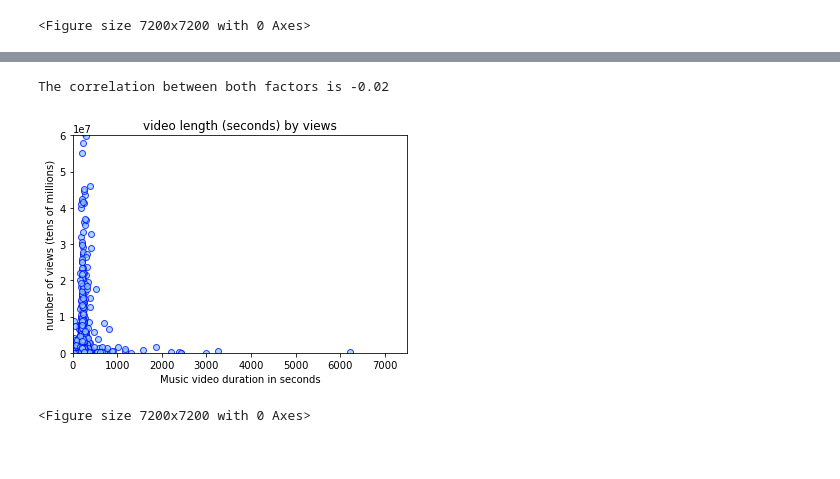
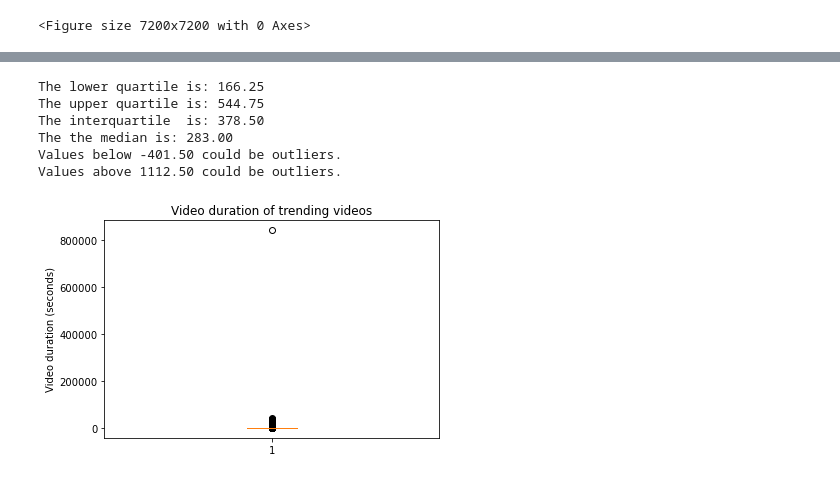
Before and after one commit to kimco2/project_1_misison_youtube, a Jupyter notebook: video_duration_data.ipynb, the cells around one changed output, grey strips where cells are left out. Cells and saved outputs as stored; diff of their text form; code cells hidden in the pictures.

Commit message:
Updated code and graphs

```diff
--- a/video_duration_data.ipynb
+++ b/video_duration_data.ipynb
@@ -94,0 +87,4 @@ unique_video_id_duration.boxplot(column='duration_seconds')
+# %%
+# Removing video id d-73-Cr0tQs as there was an issue with the duration provided by youtube, it returned the value 'P0D' - from which the duration is not able to be calculated
+unique_video_id_duration = unique_video_id_duration.loc[unique_video_id_duration['video_id'] != 'd-73-Cr0tQs' ]
+unique_video_id_duration.shape
@@ -163,17 +110,38 @@ The correlation between both factors is -0.05
-# %%
-music_data = unique_video_id_duration.loc[unique_video_id_duration['category_name'] == 'Music']
-x_axis = music_data['duration_seconds']
-data = music_data['views']
-plt.scatter(x_axis, data, marker="o", facecolors="lightskyblue", edgecolors="blue", alpha=0.75)
-plt.ylim(0, 60000000)
-plt.xlim(0, 7500)
-plt.xlabel("Music video duration in seconds")
-plt.ylabel("number of views (tens of millions)")
-plt.title("video length (seconds) by views")
-plt.figure(figsize=(100,100));
-correlation = st.pearsonr(x_axis, data)
-print(f"The correlation between both factors is {round(correlation[0],2)}")
-# %% [output]
-The correlation between both factors is -0.02
-[figure, removed]
-<Figure size 7200x7200 with 0 Axes>
+# %%
+# All unique videos - Computing quantiles for video duration in seconds - for all unique videos youtube had a duration for (some did not return a duration as video could no longer be found)
+duration_unique_videos = unique_video_id_duration['duration_seconds']
+
+quartiles = duration_unique_videos.quantile([.25,.5,.75])
+lowerq = quartiles[0.25]
+upperq = quartiles[0.75]
+iqr = upperq-lowerq
+
+# Printing out the relevant information
+print(f"The lower quartile is: {lowerq:.2f}")
+print(f"The upper quartile is: {upperq:.2f}")
+print(f"The interquartile  is: {iqr:.2f}")
+print(f"The the median is: {quartiles[0.5]:.2f} ")
+
+lower_bound = lowerq - (1.5*iqr)
+upper_bound = upperq + (1.5*iqr)
+print(f"Values below {lower_bound:.2f} could be outliers.")
+print(f"Values above {upper_bound:.2f} could be outliers.")
+print()
+# %% [output]
+The lower quartile is: 166.25
+The upper quartile is: 544.75
+The interquartile  is: 378.50
+The the median is: 283.00
+Values below -401.50 could be outliers.
+Values above 1112.50 could be outliers.
+# %%
+# All unqiue videos - Box plot of video duration (in seconds)
+duration_unique_videos = unique_video_id_duration['duration_seconds']
+
+fig1, ax1 = plt.subplots()
+ax1.set_title('Video duration of trending videos')
+ax1.set_ylabel('Video duration (seconds)')
+ax1.boxplot(duration_unique_videos)
+plt.show()
+# %% [output]
+[figure, added]
```
Also changed, not shown: parts of 15 cells of this notebook.
